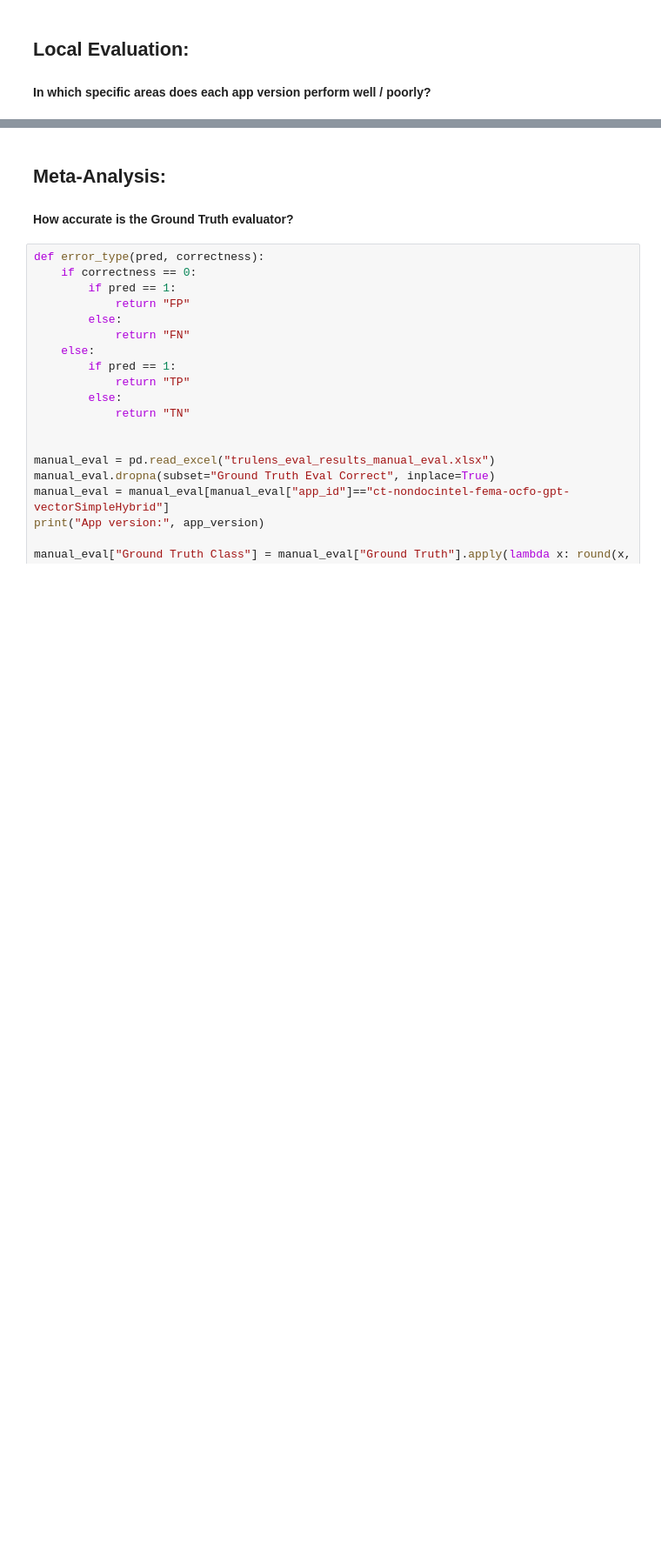
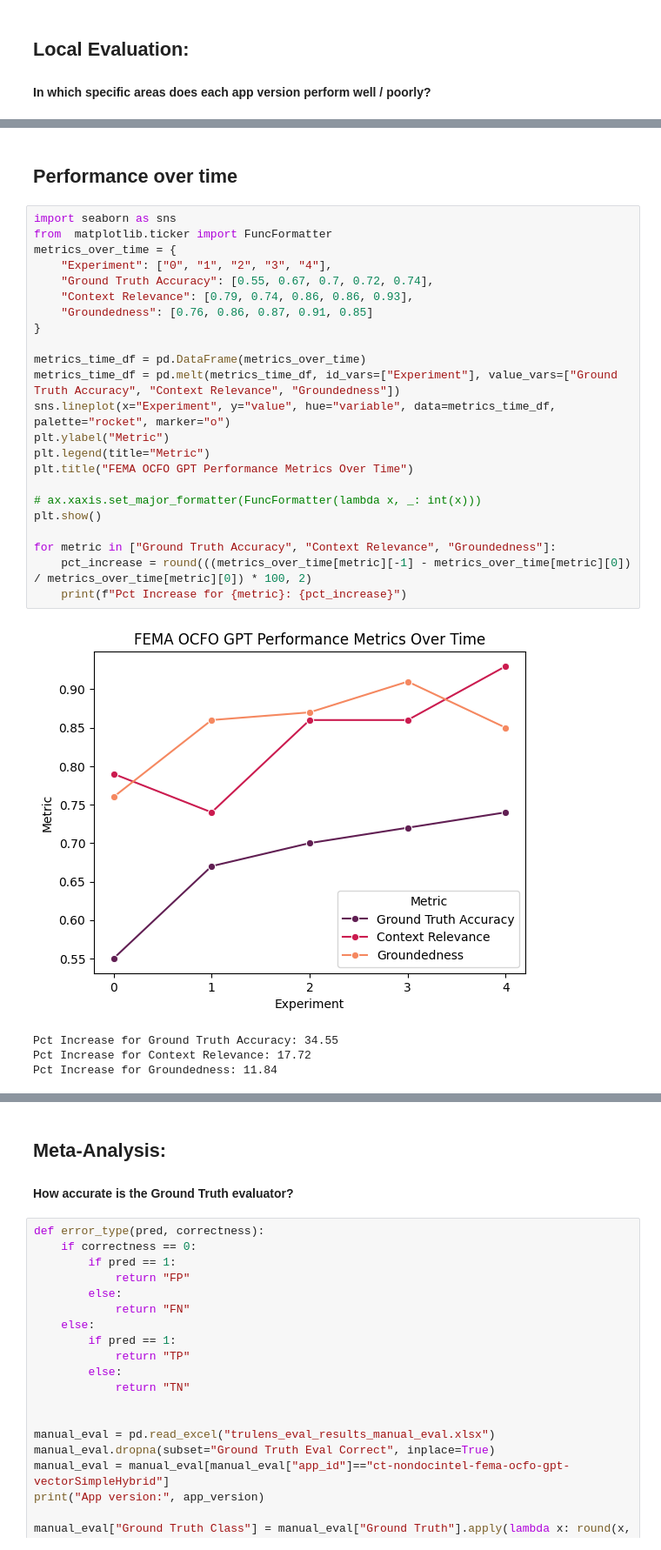
Before and after one commit to ctkraft/sample-app-aoai-chatGPT, a Jupyter notebook: notebooks/experiment_engine/eval_testing.ipynb, the cells around one changed output, grey strips where cells are left out. Shown at 87% size. Cells and saved outputs as stored; diff of their text form; blank space fills up the shorter version.

```diff
--- a/notebooks/experiment_engine/eval_testing.ipynb
+++ b/notebooks/experiment_engine/eval_testing.ipynb
@@ -667,0 +659,30 @@ Flag Frequencies:
+# %% [markdown]
+## Performance over time
+# %%
+import seaborn as sns
+from  matplotlib.ticker import FuncFormatter
+metrics_over_time = {
+    "Experiment": ["0", "1", "2", "3", "4"],
+    "Ground Truth Accuracy": [0.55, 0.67, 0.7, 0.72, 0.74],
+    "Context Relevance": [0.79, 0.74, 0.86, 0.86, 0.93],
+    "Groundedness": [0.76, 0.86, 0.87, 0.91, 0.85]
+}
+
+metrics_time_df = pd.DataFrame(metrics_over_time)
+metrics_time_df = pd.melt(metrics_time_df, id_vars=["Experiment"], value_vars=["Ground Truth Accuracy", "Context Relevance", "Groundedness"])
+sns.lineplot(x="Experiment", y="value", hue="variable", data=metrics_time_df, palette="rocket", marker="o")
+plt.ylabel("Metric")
+plt.legend(title="Metric")
+plt.title("FEMA OCFO GPT Performance Metrics Over Time")
+
+# ax.xaxis.set_major_formatter(FuncFormatter(lambda x, _: int(x)))
+plt.show()
+
+for metric in ["Ground Truth Accuracy", "Context Relevance", "Groundedness"]:
+    pct_increase = round(((metrics_over_time[metric][-1] - metrics_over_time[metric][0]) / metrics_over_time[metric][0]) * 100, 2)
+    print(f"Pct Increase for {metric}: {pct_increase}")
+# %% [output]
+[figure, added]
+Pct Increase for Ground Truth Accuracy: 34.55
+Pct Increase for Context Relevance: 17.72
+Pct Increase for Groundedness: 11.84
```
Also changed, not shown: parts of 12 cells of this notebook, 1 other file.
